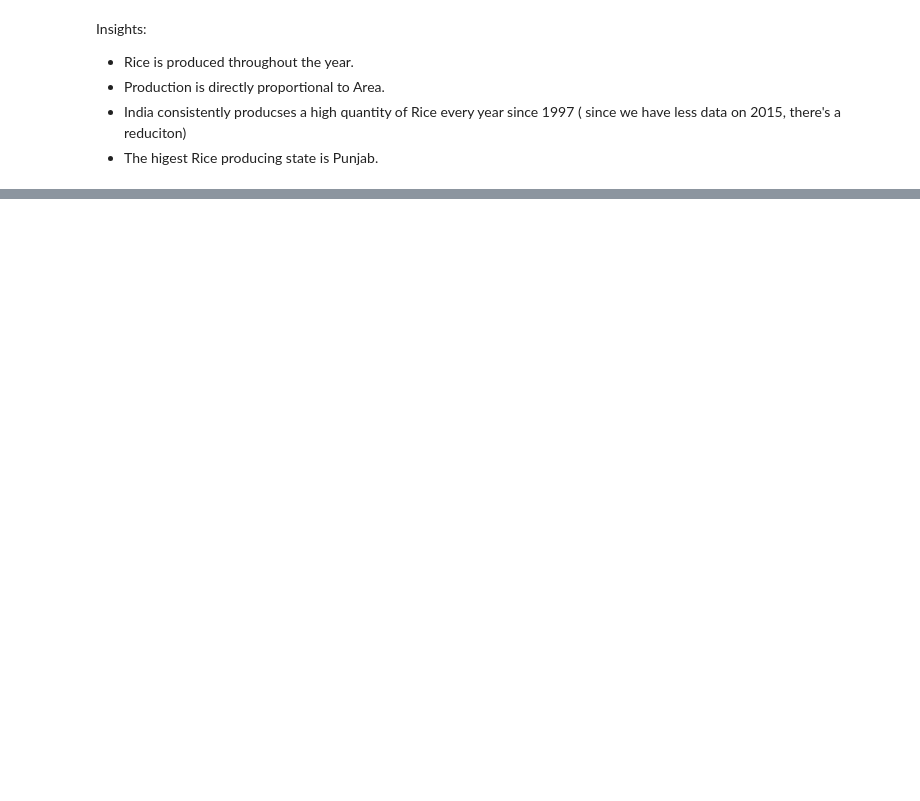
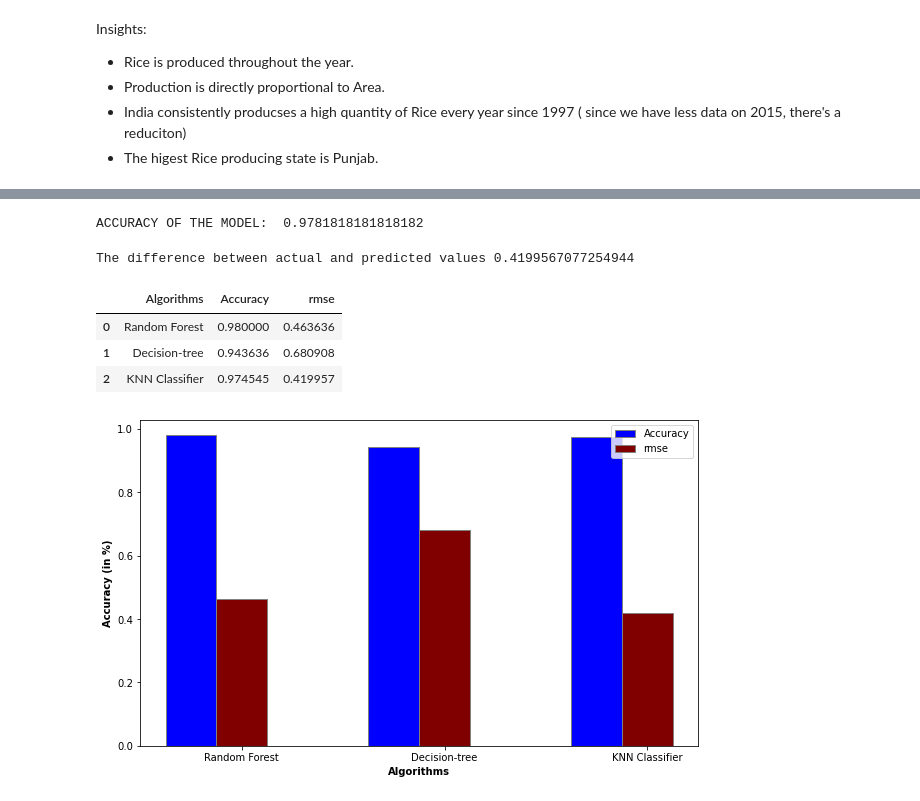
Before and after one commit to Lewy2609/Indian-Crop-Production-Prediction, a Jupyter notebook: CPP.ipynb, the cells around one changed output, grey strips where cells are left out. Cells and saved outputs as stored; diff of their text form; code cells hidden in the pictures; blank space fills up the shorter version.

```diff
--- a/CPP.ipynb
+++ b/CPP.ipynb
@@ -520,0 +811,2 @@ r2_score(y_test,preds)
+# %%
+result_2 = model.predict(X_test)
@@ -520,0 +827,5 @@ r2_score(y_test,preds)
+# %%
+#k Neighbors classification
+from sklearn.neighbors import KNeighborsClassifier
+classifier = KNeighborsClassifier(n_neighbors=5)
+classifier.fit(X_train, y_train)
@@ -520,0 +834,72 @@ r2_score(y_test,preds)
+# %%
+y_pred = classifier.predict(X_test)
+# %%
+from sklearn import metrics
+print()
+
+print("ACCURACY OF THE MODEL: ", metrics.accuracy_score(y_test, y_pred))
+# %% [output]
+ACCURACY OF THE MODEL:  0.9781818181818182
+# %%
+#calculating rmse values
+import sklearn.metrics
+import math
+mse = sklearn.metrics.mean_squared_error(y_test, y_pred)
+mse_3 = -mse
+
+rmse_3 = math.sqrt(mse_3)
+
+print("The difference between actual and predicted values", rmse_3)
+# %% [output]
+The difference between actual and predicted values 0.4199567077254944
+# %%
+import pandas as pd
+
+# initialise data of lists.
+data = {'Algorithms':['Random Forest', 'Decision-tree', 'KNN Classifier'],
+        'Accuracy':[a1, a2, a3],
+        'rmse':[rmse,rmse_2,rmse_3]}
+
+
+df = pd.DataFrame(data)
+
+df
+# %% [output]
+|  | Algorithms | Accuracy | rmse |
+| 0 | Random Forest | 0.980000 | 0.463636 |
+| 1 | Decision-tree | 0.943636 | 0.680908 |
+| 2 | KNN Classifier | 0.974545 | 0.419957 |
+# %%
+import numpy as np
+import matplotlib.pyplot as plt
+
+
+barWidth = 0.25
+fig = plt.subplots(figsize =(10, 6))
+
+
+Algorithms = ['Random Forest', 'Decision-tree', 'KNN Classifier']
+Accuracy = [a1, a2, a3]
+rmse = [rmse,rmse_2,rmse_3]
+
+
+br1 = np.arange(len(Accuracy))
+br2 = [x + barWidth for x in br1]
+br3 = [x + barWidth for x in br2]
+
+
+plt.bar(br1, Accuracy, color ='blue', width = barWidth,
+        edgecolor ='grey', label ='Accuracy')
+plt.bar(br2, rmse, color ='maroon', width = barWidth,
+        edgecolor ='grey', label ='rmse')
+
+
+plt.xlabel('Algorithms', fontweight ='bold', fontsize = 10)
+plt.ylabel('Accuracy (in %)', fontweight ='bold', fontsize = 10)
+plt.xticks([r + barWidth for r in range(len(Accuracy))],
+        Algorithms)
+
+plt.legend()
+plt.show()
+# %% [output]
+[figure, added]
```
Also changed, not shown: parts of 61 cells of this notebook, 1 other file.
